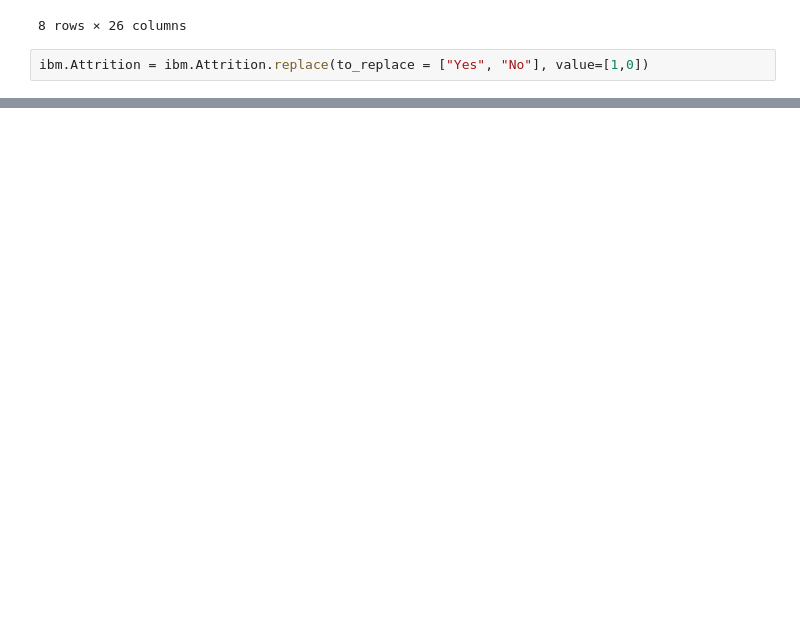
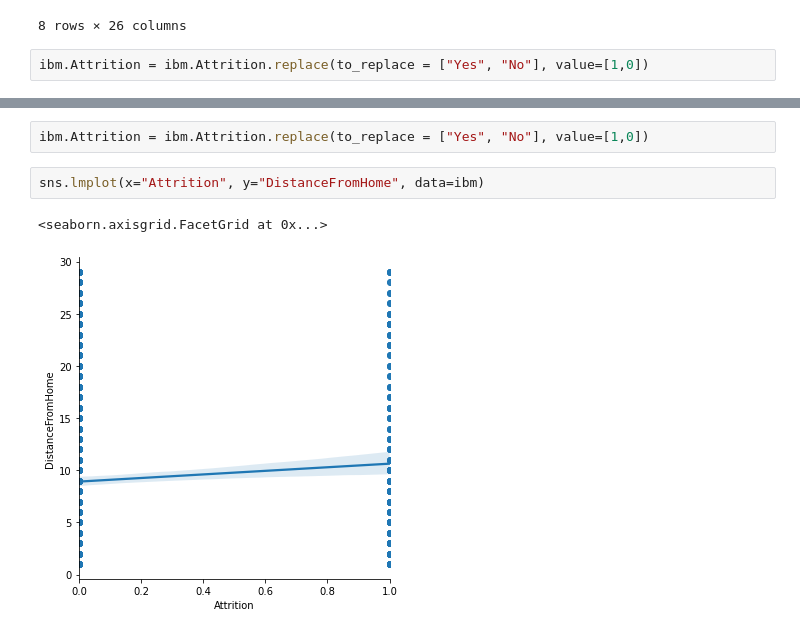
Before and after one commit to SimonMlt/MathsAlgo, a Jupyter notebook: ExoDatasets.ipynb, the cells around one changed output, grey strips where cells are left out. Cells and saved outputs as stored; diff of their text form; blank space fills up the shorter version.

```diff
--- a/ExoDatasets.ipynb
+++ b/ExoDatasets.ipynb
@@ -175,0 +236,7 @@ sns.histplot(data=ibm, y="EducationField", x="Attrition")
+# %%
+ibm.Attrition = ibm.Attrition.replace(to_replace = ["Yes", "No"], value=[1,0])
+# %%
+sns.lmplot(x="Attrition", y="DistanceFromHome", data=ibm)
+# %% [output]
+<seaborn.axisgrid.FacetGrid at 0x...>
+[figure, added]
```
Also changed, not shown: parts of 20 cells of this notebook.
